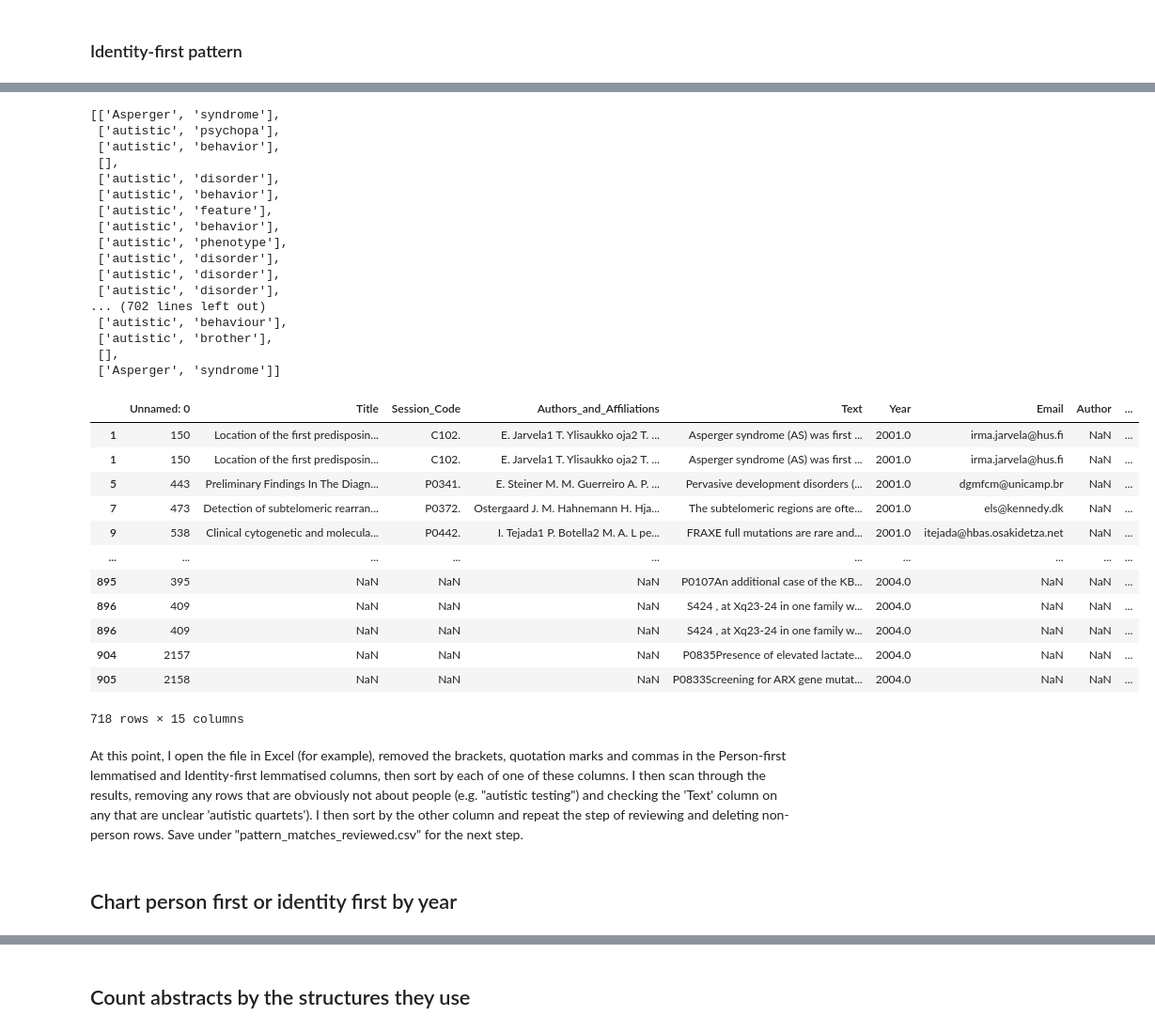
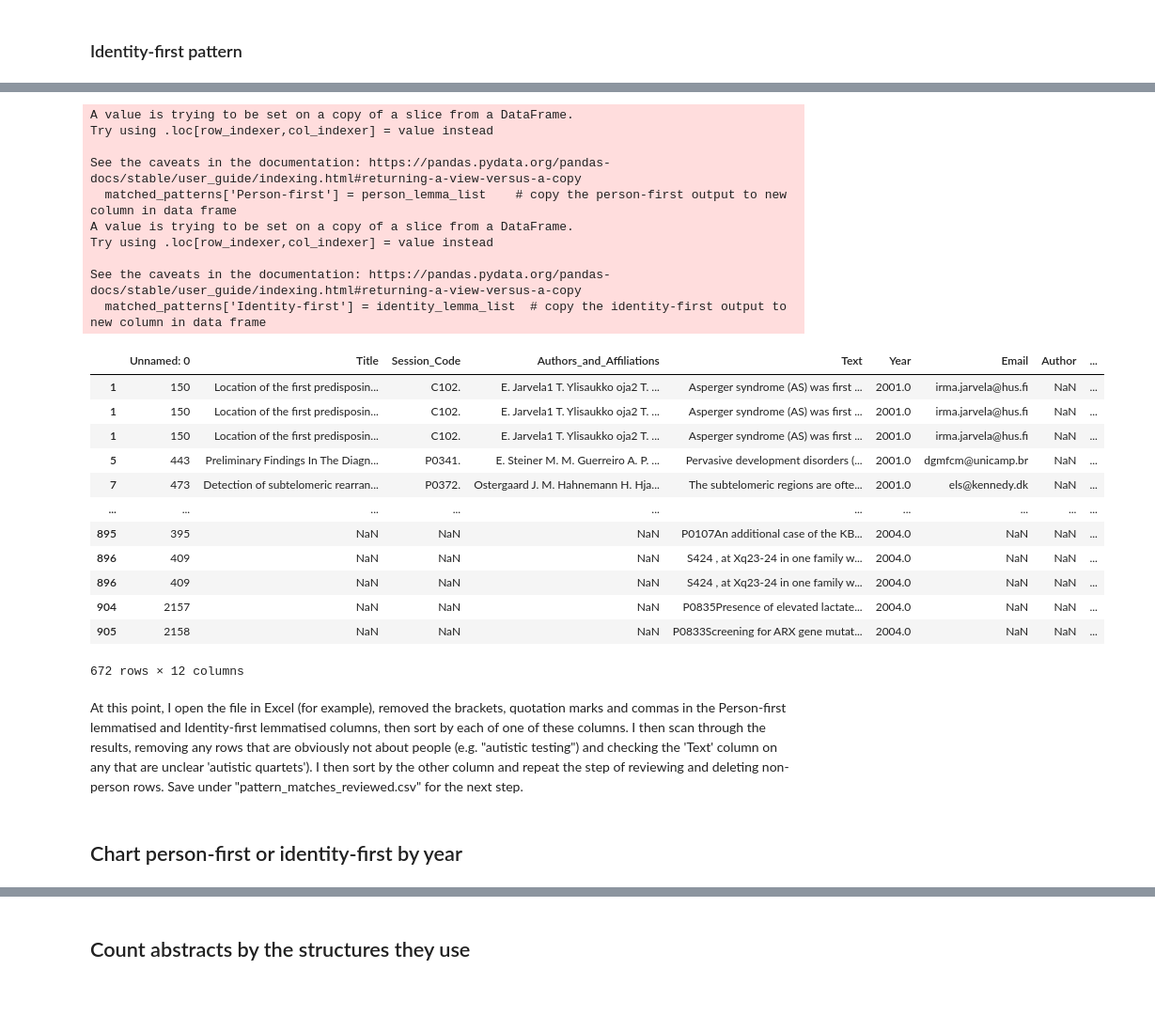
Before and after one commit to UKDataServiceOpen/Person_Identy_First_Language, a Jupyter notebook: 2023_Second_analysis/code/3_Pattern_matching.ipynb, the cells around one changed output, grey strips where cells are left out. Shown at 94% size. Saved outputs shown, nothing was run; the diff lists cells and outputs as text; code cells hidden in the pictures; blank space fills up the shorter version.

```diff
--- a/2023_Second_analysis/code/3_Pattern_matching.ipynb
+++ b/2023_Second_analysis/code/3_Pattern_matching.ipynb
@@ -121,5 +144,5 @@ sentence_per_row                                                    # have a loo
 # %%
-matched_sentences = sentence_per_row[sentence_per_row['Sentence'].str.contains('autis|Autis|ASD|Asperger|asperger')]
+matched_sentences = sentence_per_row[sentence_per_row['Sentence'].str.contains('[Aa]utis|ASD|[Aa]sperger')]
                                                      # create a new data frame with only the sentences that contain keywords
 len(matched_sentences)                               # check the length
 # %% [output]
@@ -292,58 +315,62 @@ person_lemma_list                                 # have a look at the output li
-# %%
-identity_lemma_list = []                             # repeat the same thing again for identity-first column
-lemmatized = []
-for phrase in matched_patterns['Identity-first']:
-    x = str(phrase)
-    words = x.split()
-    for word in words :
-        lemword = Lem.lemmatize(word)
-        lemmatized.append(lemword)
-    identity_lemma_list.append(lemmatized)
-    lemmatized = []
-
-identity_lemma_list
-# %% [output]
-[['Asperger', 'syndrome'],
- ['autistic', 'psychopa'],
- ['autistic', 'behavior'],
- [],
- ['autistic', 'disorder'],
- ['autistic', 'behavior'],
- ['autistic', 'feature'],
- ['autistic', 'behavior'],
- ['autistic', 'phenotype'],
- ['autistic', 'disorder'],
- ['autistic', 'disorder'],
- ['autistic', 'disorder'],
-... (702 lines left out)
- ['autistic', 'behaviour'],
- ['autistic', 'brother'],
- [],
- ['Asperger', 'syndrome']]
+# %%
+def consolidate_matched_patterns (input):         #
+    final_lemma_list = []
+    temp_lemma_list = []
+    for phrase in input:                       # start for loop looking at each pattern in the person-first pattern column
+        phrase_as_string = str(phrase)                               # hold the current pattern
+        words_in_phrase = phrase_as_string.split() # split the current pattern into words
+        for word in words_in_phrase :                            # for each word in the split up words
+            lemma = Lem.lemmatize(word)             # turn that word into a lemma
+            temp_lemma_list.append(lemma)                # append that lemma to a temporary list
+        string_lem = str(temp_lemma_list)              # turn that temporary list into a string
+        stripped_lem = re.sub(r"\[|\]|\'|\,",'', string_lem)  # remove  square brackets, commas and '' marks from the string
+        lower_autis = re.sub(r'Autis', r'autis', stripped_lem)               # lowercases Autism or Autistic
+        lower_asp = re.sub(r'Asperger', r'asperger', lower_autis)          # lowercases Asperger
+        no_apost = re.sub(r'(asperger[\S*?]s)', r'asperger', lower_asp)    # Removes any apostrophe and non-whitespace in asperger's
+        no_s = re.sub(r'(aspergers)', r'asperger', no_apost)               # Removes any s following asperger
+                                                                       # also removes any 's or s after asperger
+        final_lemma_list.append(no_s)        # append the string version of the list to the output list
+        temp_lemma_list = []                               # ensure the temp variable is empty
+
+    return(final_lemma_list)
+# %%
+person_lemma_list = consolidate_matched_patterns(matched_patterns['Person-first'])
+identity_lemma_list = consolidate_matched_patterns(matched_patterns['Identity-first'])
 # %%
-matched_patterns['Person-first_lemmatized'] = person_lemma_list    # copy the person-first output to new column in data frame
-matched_patterns['Identity-first_lemmatized'] = identity_lemma_list  # copy the identity-first output to new column in data frame
+matched_patterns['Person-first'] = person_lemma_list    # copy the person-first output to new column in data frame
+matched_patterns['Identity-first'] = identity_lemma_list  # copy the identity-first output to new column in data frame
+matched_patterns = matched_patterns.drop_duplicates()                         # drop any duplicates
 matched_patterns                                                   # have a look at the data frame with its new columns
 # %% [output]
+A value is trying to be set on a copy of a slice from a DataFrame.
+Try using .loc[row_indexer,col_indexer] = value instead
+
+See the caveats in the documentation: https://pandas.pydata.org/pandas-docs/stable/user_guide/indexing.html#returning-a-view-versus-a-copy
+  matched_patterns['Person-first'] = person_lemma_list    # copy the person-first output to new column in data frame
+A value is trying to be set on a copy of a slice from a DataFrame.
+Try using .loc[row_indexer,col_indexer] = value instead
+
+See the caveats in the documentation: https://pandas.pydata.org/pandas-docs/stable/user_guide/indexing.html#returning-a-view-versus-a-copy
+  matched_patterns['Identity-first'] = identity_lemma_list  # copy the identity-first output to new column in data frame
 |  | Unnamed: 0 | Title | Session_Code | Authors_and_Affiliations | Text | Year | Email | Author | ... |
+| 1 | 150 | Location of the first predisposin... | C102. | E. Jarvela1 T. Ylisaukko oja2 T. ... | Asperger syndrome (AS) was first ... | 2001.0 | irma.jarvela@hus.fi | NaN | ... |
 | 1 | 150 | Location of the first predisposin... | C102. | E. Jarvela1 T. Ylisaukko oja2 T. ... | Asperger syndrome (AS) was first ... | 2001.0 | irma.jarvela@hus.fi | NaN | ... |
 | 1 | 150 | Location of the first predisposin... | C102. | E. Jarvela1 T. Ylisaukko oja2 T. ... | Asperger syndrome (AS) was first ... | 2001.0 | irma.jarvela@hus.fi | NaN | ... |
 | 5 | 443 | Preliminary Findings In The Diagn... | P0341. | E. Steiner M. M. Guerreiro A. P. ... | Pervasive development disorders (... | 2001.0 | dgmfcm@unicamp.br | NaN | ... |
 | 7 | 473 | Detection of subtelomeric rearran... | P0372. | Ostergaard J. M. Hahnemann H. Hja... | The subtelomeric regions are ofte... | 2001.0 | els@kennedy.dk | NaN | ... |
-| 9 | 538 | Clinical cytogenetic and molecula... | P0442. | I. Tejada1 P. Botella2 M. A. L pe... | FRAXE full mutations are rare and... | 2001.0 | itejada@hbas.osakidetza.net | NaN | ... |
 | ... | ... | ... | ... | ... | ... | ... | ... | ... | ... |
 | 895 | 395 | NaN | NaN | NaN | P0107An additional case of the KB... | 2004.0 | NaN | NaN | ... |
 | 896 | 409 | NaN | NaN | NaN | S424 , at Xq23-24 in one family w... | 2004.0 | NaN | NaN | ... |
 | 896 | 409 | NaN | NaN | NaN | S424 , at Xq23-24 in one family w... | 2004.0 | NaN | NaN | ... |
 | 904 | 2157 | NaN | NaN | NaN | P0835Presence of elevated lactate... | 2004.0 | NaN | NaN | ... |
 | 905 | 2158 | NaN | NaN | NaN | P0833Screening for ARX gene mutat... | 2004.0 | NaN | NaN | ... |
-718 rows × 15 columns
+672 rows × 12 columns
 # %%
 matched_patterns.to_csv('..\\output\\pattern_matches_to_review.csv')
                                                             # Write the data frame to a .csv for manual processing in excel
 # %% [markdown]
 At this point, I open the file in Excel (for example), removed the brackets, quotation marks and commas in the Person-first lemmatised and Identity-first lemmatised columns, then sort by each of one of these columns. I then scan through the results, removing any rows that are obviously not about people (e.g. "autistic testing") and checking the 'Text' column on any that are unclear 'autistic quartets'). I then sort by the other column and repeat the step of reviewing and deleting non-person rows. Save under "pattern_matches_reviewed.csv" for the next step.
 # %% [markdown]
-## Chart person first or identity first by year
+## Chart person-first or identity-first by year
 # %%
 reviewed_matches = pd.read_csv('..\\output\\pattern_matches_reviewed.csv')    # one for just those that match the keyword
```
Also changed, not shown: parts of 38 cells of this notebook, 3 other files.
